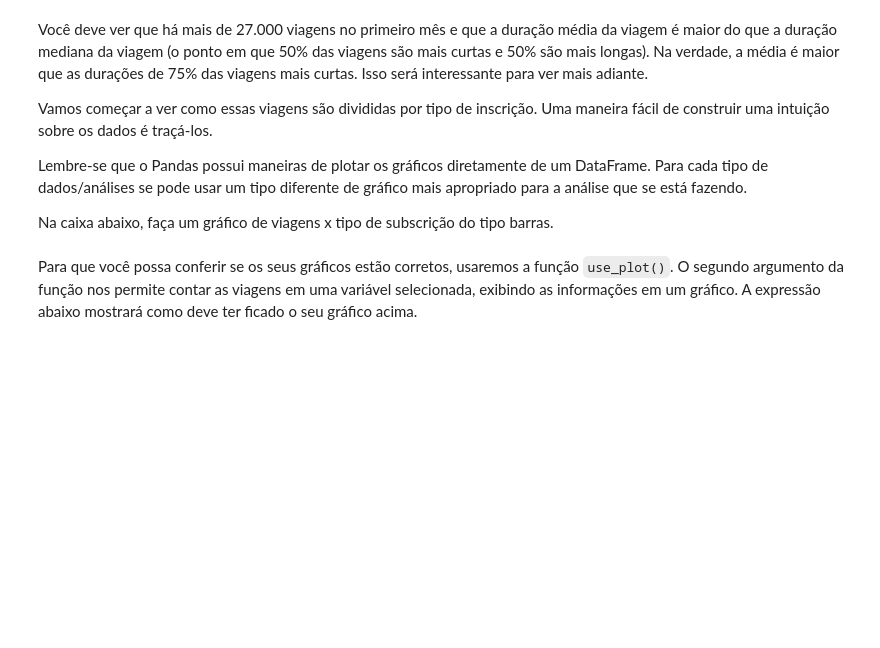
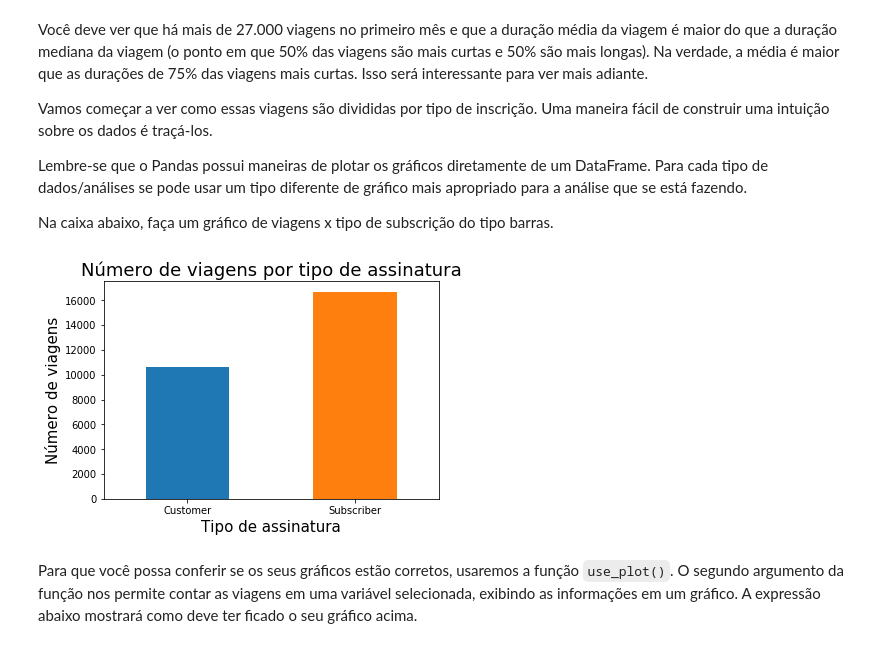
Before and after one commit to samuelralmeida/analyze_bike_share, a Jupyter notebook: Analise_Bay_Area_Bike_Share-NDFDSI.ipynb, the cells around one changed output. Drawn from its saved outputs; the diff is of its cells as text; code cells hidden in the pictures; blank space fills up the shorter version.

```diff
--- a/Analise_Bay_Area_Bike_Share-NDFDSI.ipynb
+++ b/Analise_Bay_Area_Bike_Share-NDFDSI.ipynb
@@ -278,7 +305,15 @@ Na caixa abaixo, faça um gráfico de viagens x tipo de subscrição do tipo bar
 # %%
 # TODO: plote um gráfico de barras que mostre quantidade de viagens por subscription_type
 # lembrando que quando o comando .plot é usado, se pode escolher o tipo de gráfico usando
 # o parâmetro kind. Ex: plot(kind='bar')
+import matplotlib.pyplot as plt
+trip_data['subscription_type'].value_counts(ascending=True).plot(kind='bar')
+plt.title('Número de viagens por tipo de assinatura', fontsize=18)
+plt.xlabel('Tipo de assinatura', fontsize=15)
+plt.ylabel('Número de viagens', fontsize=15)
+plt.xticks(rotation=0);
+# %% [output]
+[figure, added]
 # %% [markdown]
 Para que você possa conferir se os seus gráficos estão corretos, usaremos a função `use_plot()`. O segundo argumento da função nos permite contar as viagens em uma variável selecionada, exibindo as informações em um gráfico. A expressão abaixo mostrará como deve ter ficado o seu gráfico acima.
 # %%
```
Also changed, not shown: parts of 14 cells of this notebook, 2 other files.
